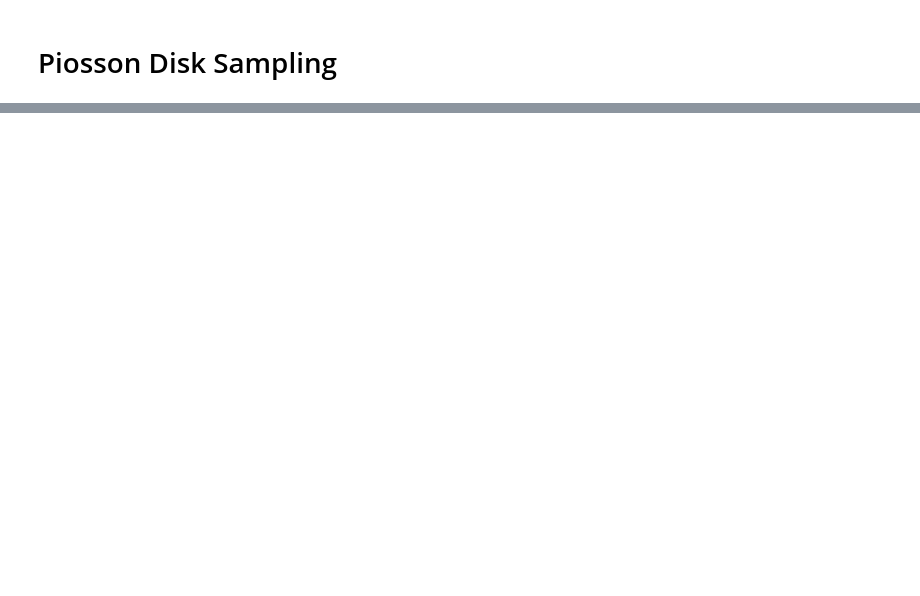
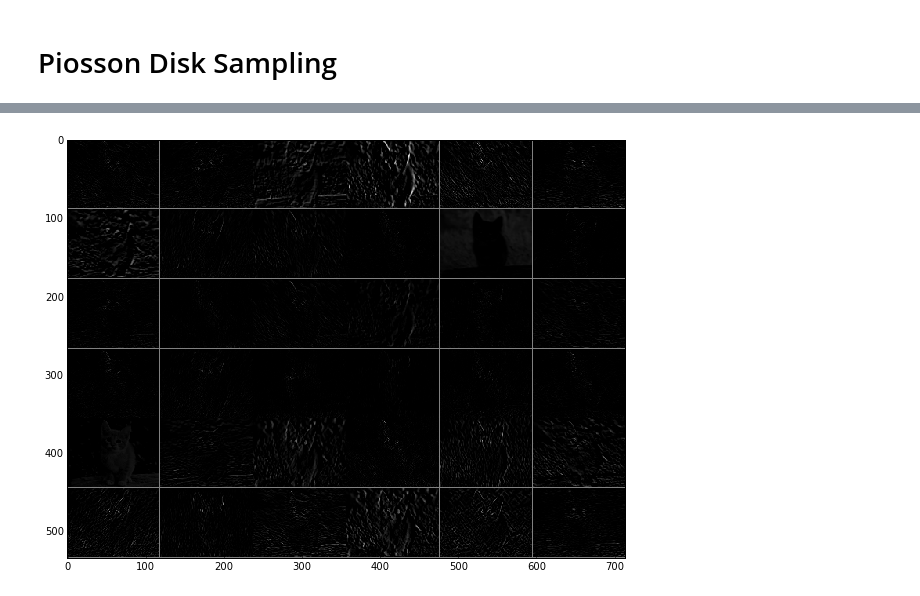
Before and after one commit to yassersouri/fast-bird-part-localization, a Jupyter notebook: experiments.ipynb, the cells around one changed output, grey strips where cells are left out. Saved outputs shown, nothing was run; the diff lists cells and outputs as text; code cells hidden in the pictures; blank space fills up the shorter version.

```diff
--- a/experiments.ipynb
+++ b/experiments.ipynb
@@ -37,0 +78,5 @@ samples size:  39
+# %%
+feat = dh.net.blobs['conv1'].data[0, :36]
+vis_square(feat, padval=0.5)
+# %% [output]
+[figure, added]
```
Also changed, not shown: parts of 11 cells of this notebook.
